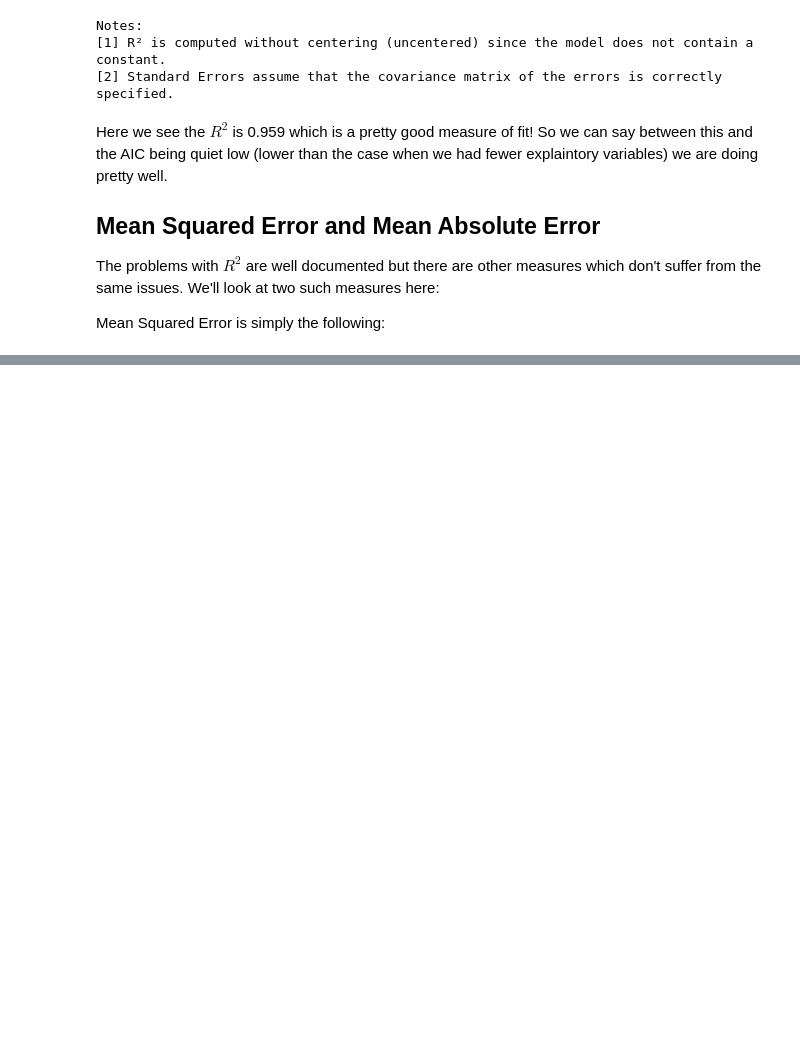
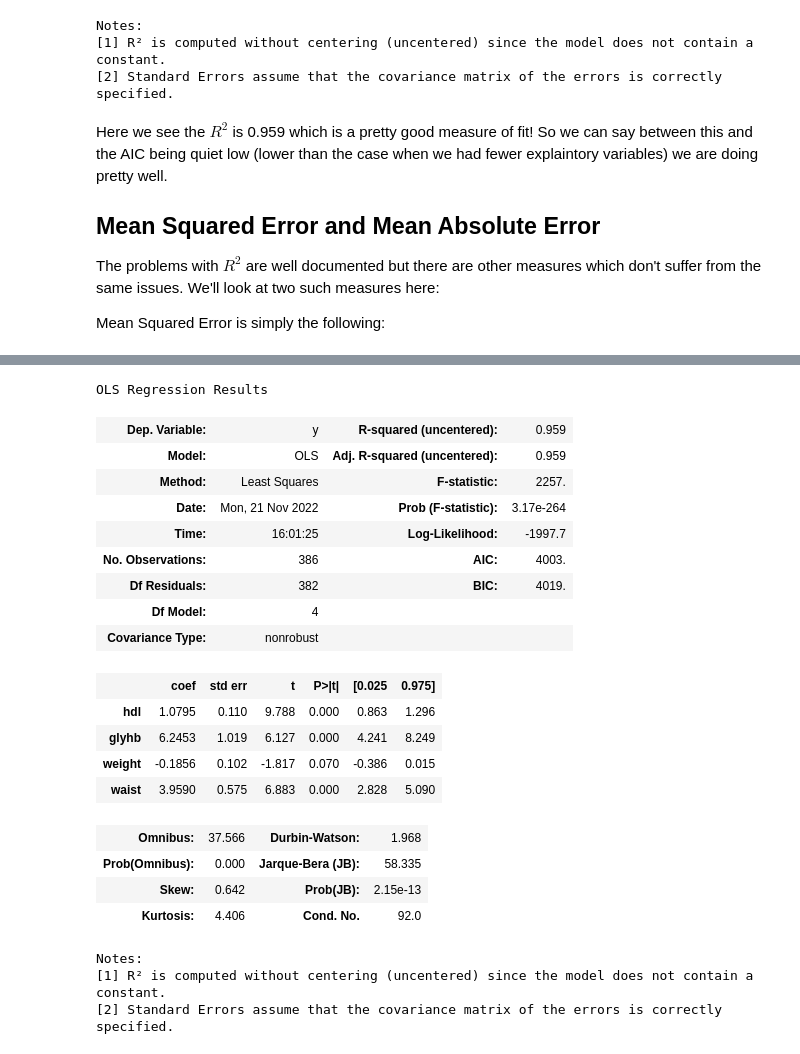
Before and after one commit to EricSchles/johns_hopkins_data_wrangling_and_machine_learning, a Jupyter notebook: an_introduction_to_regression.ipynb, the cells around one changed output, grey strips where cells are left out. Drawn from its saved outputs; the diff is of its cells as text; code cells hidden in the pictures; blank space fills up the shorter version.

```diff
--- a/an_introduction_to_regression.ipynb
+++ b/an_introduction_to_regression.ipynb
@@ -668,6 +668,12 @@ Mean Squared Error is simply the following:
 # %%
 import statsmodels.api as sm
 import pandas as pd
+import numpy as np
+
+def mse(y_true, y_pred):
+    return np.mean((y_true - y_pred)**2)
+
+
 # data source: https://hbiostat.org/data/
 # data dictionary: https://hbiostat.org/data/repo/Cdiabetes.html
 # glyhb is Glycosolated Hemoglobin
@@ -676,12 +682,4 @@ diabetes = diabetes.dropna(subset=["hdl", "glyhb", "weight", "waist"])
 measures = diabetes[["hdl", "glyhb", "weight", "waist"]]
 ols = sm.OLS(diabetes["chol"].values, measures)
 result = ols.fit()
-result.summary()
-
-def mse(y_true, y_pred):
-    return np.mean((y_true - y_pred)**2)
-
-speeding = sm.add_constant(crashes[["speeding", "alcohol"]])
-ols = sm.OLS(crashes["total"].values, speeding)
-result = ols.fit()
-mse(crashes["total"].values, result.fittedvalues)
+mse(diabetes["chol"].values, result.fittedvalues)
@@ -689,0 +759,35 @@ mse(crashes["total"].values, result.fittedvalues)
+# %%
+import statsmodels.api as sm
+import pandas as pd
+# data source: https://hbiostat.org/data/
+# data dictionary: https://hbiostat.org/data/repo/Cdiabetes.html
+# glyhb is Glycosolated Hemoglobin
+diabetes = pd.read_csv("diabetes.csv")
+diabetes = diabetes.dropna(subset=["hdl", "glyhb", "weight", "waist"])
+measures = diabetes[["hdl", "glyhb", "weight", "waist"]]
+ols = sm.OLS(diabetes["chol"].values, measures)
+result = ols.fit()
+result.summary()
+# %% [output]
+OLS Regression Results
+| Dep. Variable: | y | R-squared (uncentered): | 0.959 |
+| Model: | OLS | Adj. R-squared (uncentered): | 0.959 |
+| Method: | Least Squares | F-statistic: | 2257. |
+| Date: | Mon, 21 Nov 2022 | Prob (F-statistic): | 3.17e-264 |
+| Time: | 16:01:25 | Log-Likelihood: | -1997.7 |
+| No. Observations: | 386 | AIC: | 4003. |
+| Df Residuals: | 382 | BIC: | 4019. |
+| Df Model: | 4 |  |  |
+| Covariance Type: | nonrobust |  |  |
+|  | coef | std err | t | P>|t| | [0.025 | 0.975] |
+| hdl | 1.0795 | 0.110 | 9.788 | 0.000 | 0.863 | 1.296 |
+| glyhb | 6.2453 | 1.019 | 6.127 | 0.000 | 4.241 | 8.249 |
+| weight | -0.1856 | 0.102 | -1.817 | 0.070 | -0.386 | 0.015 |
+| waist | 3.9590 | 0.575 | 6.883 | 0.000 | 2.828 | 5.090 |
+| Omnibus: | 37.566 | Durbin-Watson: | 1.968 |
+| Prob(Omnibus): | 0.000 | Jarque-Bera (JB): | 58.335 |
+| Skew: | 0.642 | Prob(JB): | 2.15e-13 |
+| Kurtosis: | 4.406 | Cond. No. | 92.0 |
+Notes:
+[1] R² is computed without centering (uncentered) since the model does not contain a constant.
+[2] Standard Errors assume that the covariance matrix of the errors is correctly specified.
```
Also changed, not shown: parts of 14 cells of this notebook.
